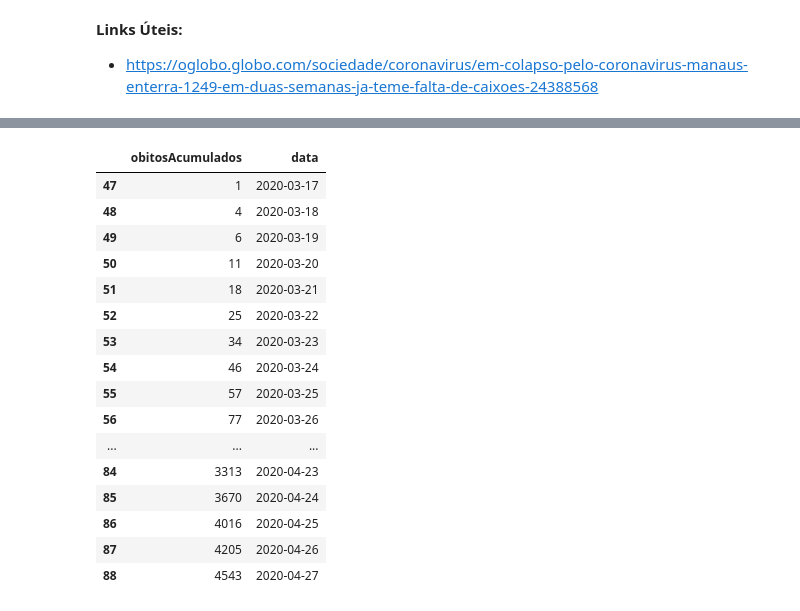
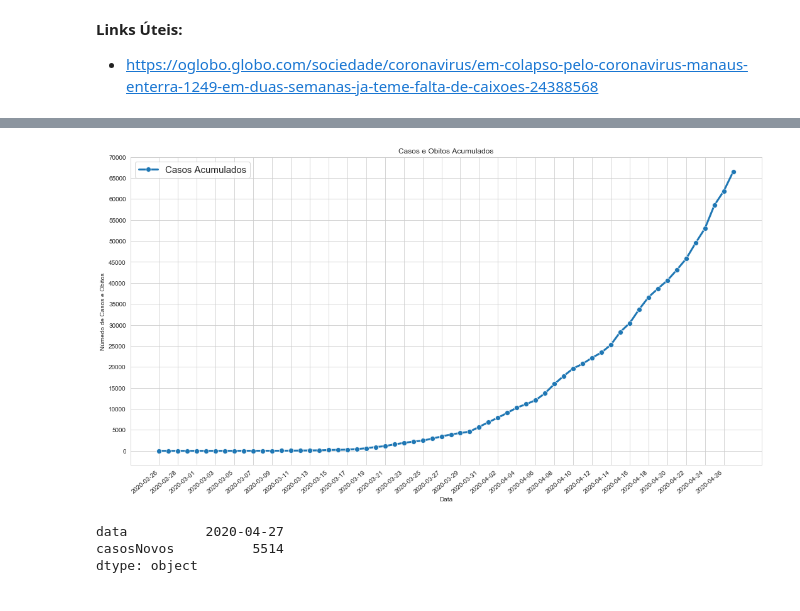
Before and after one commit to Rafaelcerq28/Analise_Covid-19, a Jupyter notebook: Visualização COVID-19.ipynb, the cells around one changed output, grey strips where cells are left out. Saved outputs shown, nothing was run; the diff lists cells and outputs as text; code cells hidden in the pictures.

```diff
--- a/Visualização COVID-19.ipynb
+++ b/Visualização COVID-19.ipynb
@@ -329,21 +331,30 @@ plt.show()
-# %%
-df_por_data[df_por_data['obitosAcumulados'] >= 1][['obitosAcumulados','data']]
-#24 dias da primeira morte até a milésima
-# %% [output]
-|  | obitosAcumulados | data |
-| 47 | 1 | 2020-03-17 |
-| 48 | 4 | 2020-03-18 |
-| 49 | 6 | 2020-03-19 |
-| 50 | 11 | 2020-03-20 |
-| 51 | 18 | 2020-03-21 |
-| 52 | 25 | 2020-03-22 |
-| 53 | 34 | 2020-03-23 |
-| 54 | 46 | 2020-03-24 |
-| 55 | 57 | 2020-03-25 |
-| 56 | 77 | 2020-03-26 |
-| ... | ... | ... |
-| 84 | 3313 | 2020-04-23 |
-| 85 | 3670 | 2020-04-24 |
-| 86 | 4016 | 2020-04-25 |
-| 87 | 4205 | 2020-04-26 |
-| 88 | 4543 | 2020-04-27 |
+# %%
+#IMPRESSÃO DO GRAFICO (Casos e Obitos Acumulados x Data)
+
+plt.figure(figsize=(18,9))
+#Gerando gráfico de linha
+sns.lineplot(x='data',y=df_por_data[df_por_data['casosAcumulados'] > 0]['casosAcumulados'],data=df_por_data,lw=3,marker='o',
+             markersize=8,label='Casos Acumulados')
+
+#Aumenta a legenda
+plt.yticks(np.arange(0,df_por_data[df_por_data['casosAcumulados'] > 0]['casosAcumulados'].max() + 5001,5000))
+#Inclina a escala
+plt.xticks(df_por_data['data'][27::2],rotation=40, horizontalalignment='right')
+#Insere o título e a descrição de X e Y
+plt.title('Casos e Obitos Acumulados')
+plt.ylabel('Númedo de Casos e Obitos')
+plt.xlabel('Data')
+
+#Aumentar tamanho da legenda
+plt.rcParams['legend.fontsize'] = 15
+
+plt.legend()
+plt.show()
+# %% [output]
+[figure, added]
+# %%
+df_por_data[['data','casosNovos']].max()
+# %% [output]
+data          2020-04-27
+casosNovos          5514
+dtype: object
```
Also changed, not shown: parts of 8 cells of this notebook.
